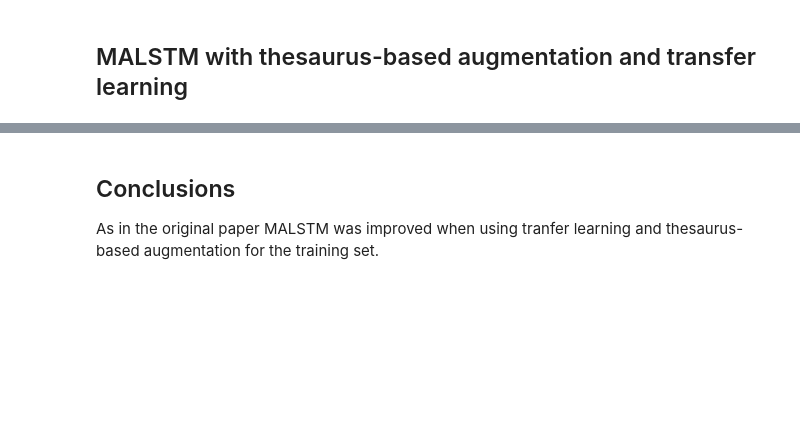
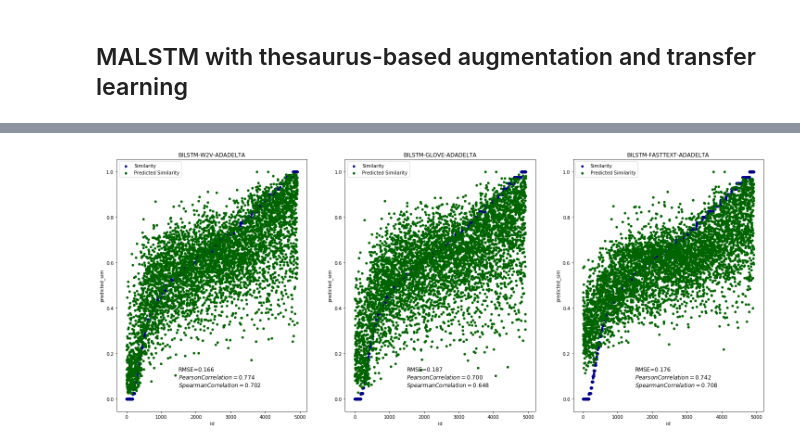
Before and after one commit to TharinduDR/Siamese-Recurrent-Architectures, a Jupyter notebook: Siamese-Recurrent-Architectures - MABILSTM.ipynb, the cells around one changed output, grey strips where cells are left out. Saved outputs shown, nothing was run; the diff lists cells and outputs as text; code cells hidden in the pictures; blank space fills up the shorter version.

```diff
--- a/Siamese-Recurrent-Architectures - MABILSTM.ipynb
+++ b/Siamese-Recurrent-Architectures - MABILSTM.ipynb
@@ -554,40 +554,39 @@ benchmarks = [("BILSTM-W2V-ADADELTA", ft.partial(run_bilstm_benchmark, validatio
              ("BILSTM-GLOVE-ADADELTA", ft.partial(run_bilstm_benchmark, validation_portion=validation_portion, n_hidden=n_hidden, embedding_dim=embedding_dim, batch_size=batch_size, n_epoch=n_epoch, optimizer=adadelta, save_weights=None, load_weights="models/bilstm_glove_adadelta_weights.h5", model=glove)),
              ("BILSTM-FASTTEXT-ADADELTA", ft.partial(run_bilstm_benchmark, validation_portion=validation_portion, n_hidden=n_hidden, embedding_dim=embedding_dim, batch_size=batch_size, n_epoch=n_epoch, optimizer=adadelta, save_weights=None, load_weights="models/bilstm_fasttext_adadelta_weights.h5", model=fasttext))]
 # %%
-from preprocessing.normalize import normalize
+afrom preprocessing.normalize import normalize
 from utility.run_experiment import run_experiment
 from math import sqrt
 import pandas as pd
 import matplotlib.pyplot as plt
 import scipy
 from sklearn.metrics import mean_squared_error
 
 fig, axes = plt.subplots(nrows=1, ncols=3, figsize=(25,10))
 row = 0
 column = 0
 sts_all = sts_dev.append(sts_test, ignore_index=True)
 sts_all_normalized = normalize(sts_all, ["sim"])
 sick_train_normlized = normalize(sick_aug, ["sim"])
 sick_test_normalized = normalize(sick_test, ["sim"])
 for i in range(0, 3):
     sts_sims, sts_trained_model, topic = run_experiment(sts_all_normalized, sts_all_normalized, ['sent_1', 'sent_2'], "sim", pre_benchmarks[i])
     sims, trained_model, topic = run_experiment(sick_train_normlized, sick_test_normalized, ['sent_1', 'sent_2'], "sim", benchmarks[i])
     sick_test_normalized['predicted_sim'] = pd.Series(sims).values
     pearson_correlation = scipy.stats.pearsonr(sims, sick_test_normalized['sim'])[0]
     spearman_correlation = scipy.stats.spearmanr(sims, sick_test_normalized['sim'])[0]
     rmse = sqrt(mean_squared_error(sick_test_normalized['predicted_sim'], sick_test_normalized['sim']))
     textstr = 'RMSE=%.3f\n$Pearson Correlation=%.3f$\n$Spearman Correlation=%.3f$'%(rmse, pearson_correlation, spearman_correlation)
     sick_test_sorted = sick_test_normalized.sort_values('sim')
     id = list(range(0, len(sick_test_normalized.index)))
     sick_test_sorted['id'] = pd.Series(id).values
 
     if(i < 3):
         row=0
         column = i
 
     sick_test_sorted.plot(kind='scatter', x='id', y='sim',color='DarkBlue', label='Similarity', title = topic, ax=axes[column]);
     sick_test_sorted.plot(kind='scatter', x='id', y='predicted_sim', color='DarkGreen', label='Predicted Similarity', ax=axes[column]);
     axes[column].text(1500, 0.05, textstr, fontsize=12)
+# %% [output]
+[figure, added]
-# %% [markdown]
-## Conclusions
-As in the original paper MALSTM was improved when using tranfer learning and thesaurus-based augmentation for the training set.
```
Also changed, not shown: parts of 1 cell of this notebook.
